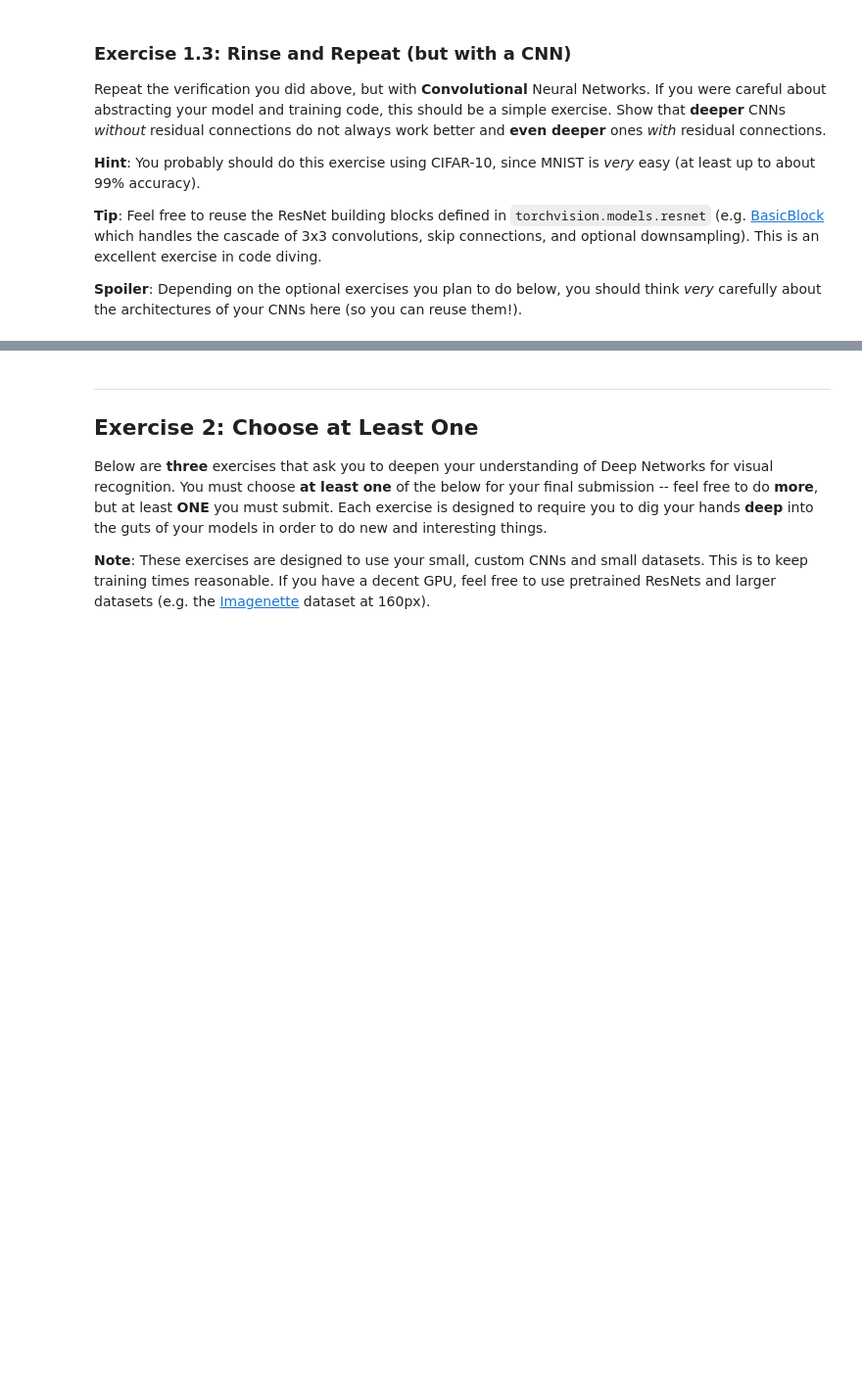
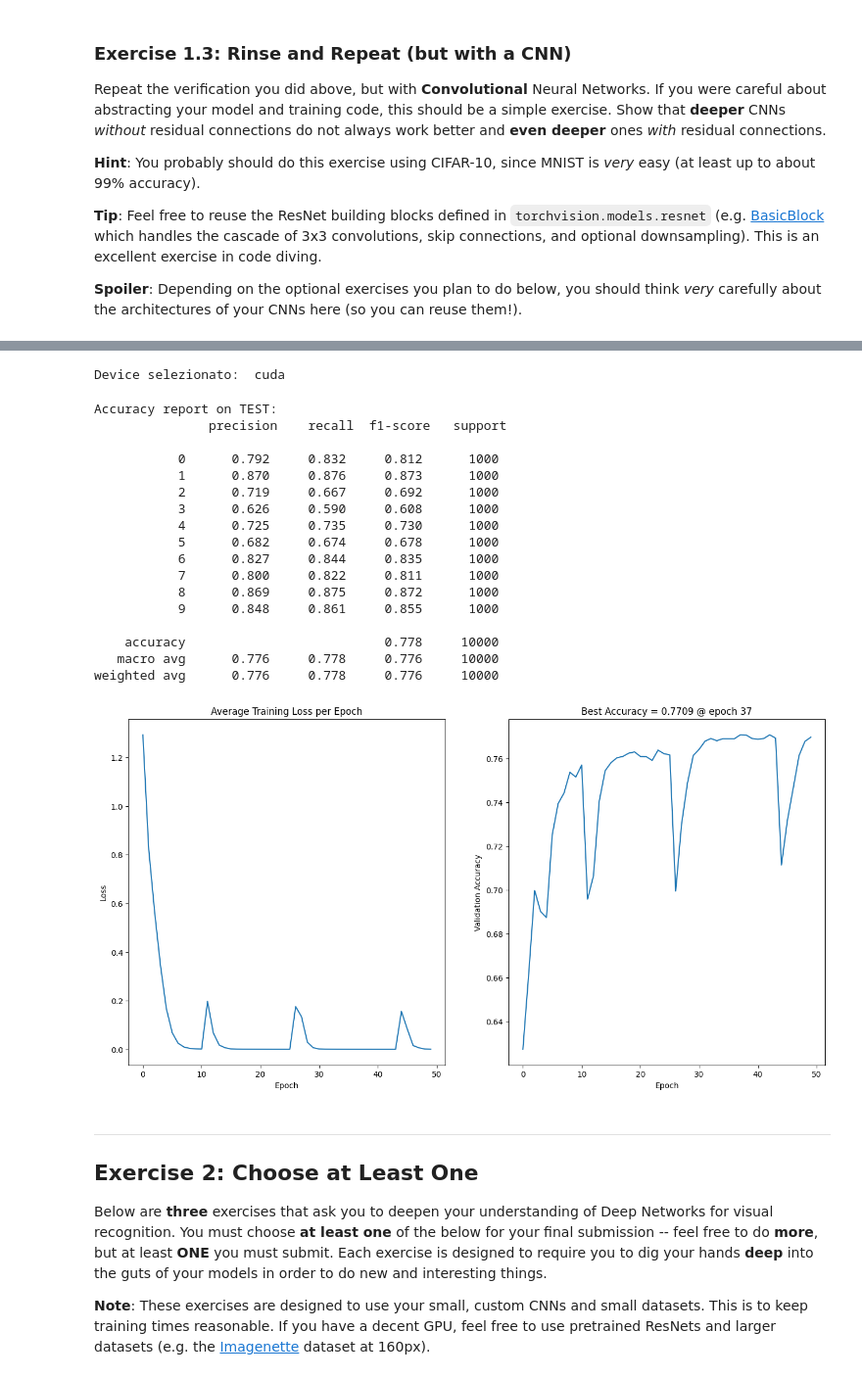
Before and after one commit to Riccardo1451/DLA-LAB, a Jupyter notebook: Lab1-CNNs.ipynb, the cells around one changed output, grey strips where cells are left out. Shown: that part at 98% size. Saved outputs shown, nothing was run; the diff lists cells and outputs as text; code cells hidden in the pictures; blank space fills up the shorter version.

Commit message:
Completata CNN problemi con la CNNresidual di prestazioni

```diff
--- a/Lab1-CNNs.ipynb
+++ b/Lab1-CNNs.ipynb
@@ -558,3 +629,61 @@ weighted avg      0.994     0.994     0.994     10000
+# %%
+# Training hyperparameters.
+device = 'cuda' if torch.cuda.is_available else 'cpu'
+print("Device selezionato: ",device)
+epochs = 50
+lr = 0.00005
+batch_size = 128
+
+# Architecture hyperparameters.
+input_size = 28*28
+width = 16
+depth = 2
+
+# Dataloaders.
+# dl_train = torch.utils.data.DataLoader(ds_train, batch_size, shuffle=True, num_workers=4)
+# dl_val   = torch.utils.data.DataLoader(ds_val, batch_size, num_workers=4)
+# dl_test  = torch.utils.data.DataLoader(ds_test, batch_size, shuffle=True, num_workers=4)
+
+#Lets try with CIFAR10
+
+dl_train = torch.utils.data.DataLoader(trainset, batch_size, shuffle = True, num_workers= 8)
+dl_val = torch.utils.data.DataLoader(validationset, batch_size, num_workers= 8)
+dl_test = torch.utils.data.DataLoader(testset, batch_size, shuffle = True, num_workers= 8)
+
+# Instantiate model and optimizer.
+model_mlp = CNNresidual().to(device)
+opt = torch.optim.Adam(params=model_mlp.parameters(), lr=lr)
+
+# Training loop.
+losses_and_accs = []
+for epoch in range(epochs):
+    loss = train_epoch(model_mlp, dl_train, opt, epoch, device=device)
+    (val_acc, _) = evaluate_model(model_mlp, dl_val, device=device)
+    losses_and_accs.append((loss, val_acc))
+
+# And finally plot the curves.
+plot_validation_curves(losses_and_accs)
+print(f'Accuracy report on TEST:\n {evaluate_model(model_mlp, dl_test, device=device)[1]}')
+# %% [output]
+Device selezionato:  cuda
+Accuracy report on TEST:
+               precision    recall  f1-score   support
+
+           0      0.792     0.832     0.812      1000
+           1      0.870     0.876     0.873      1000
+           2      0.719     0.667     0.692      1000
+           3      0.626     0.590     0.608      1000
+           4      0.725     0.735     0.730      1000
+           5      0.682     0.674     0.678      1000
+           6      0.827     0.844     0.835      1000
+           7      0.800     0.822     0.811      1000
+           8      0.869     0.875     0.872      1000
+           9      0.848     0.861     0.855      1000
+
+    accuracy                          0.778     10000
+   macro avg      0.776     0.778     0.776     10000
+weighted avg      0.776     0.778     0.776     10000
+[figure, added]
 # %% [markdown]
 -----
 ## Exercise 2: Choose at Least One
```
Also changed, not shown: parts of 6 cells of this notebook.
